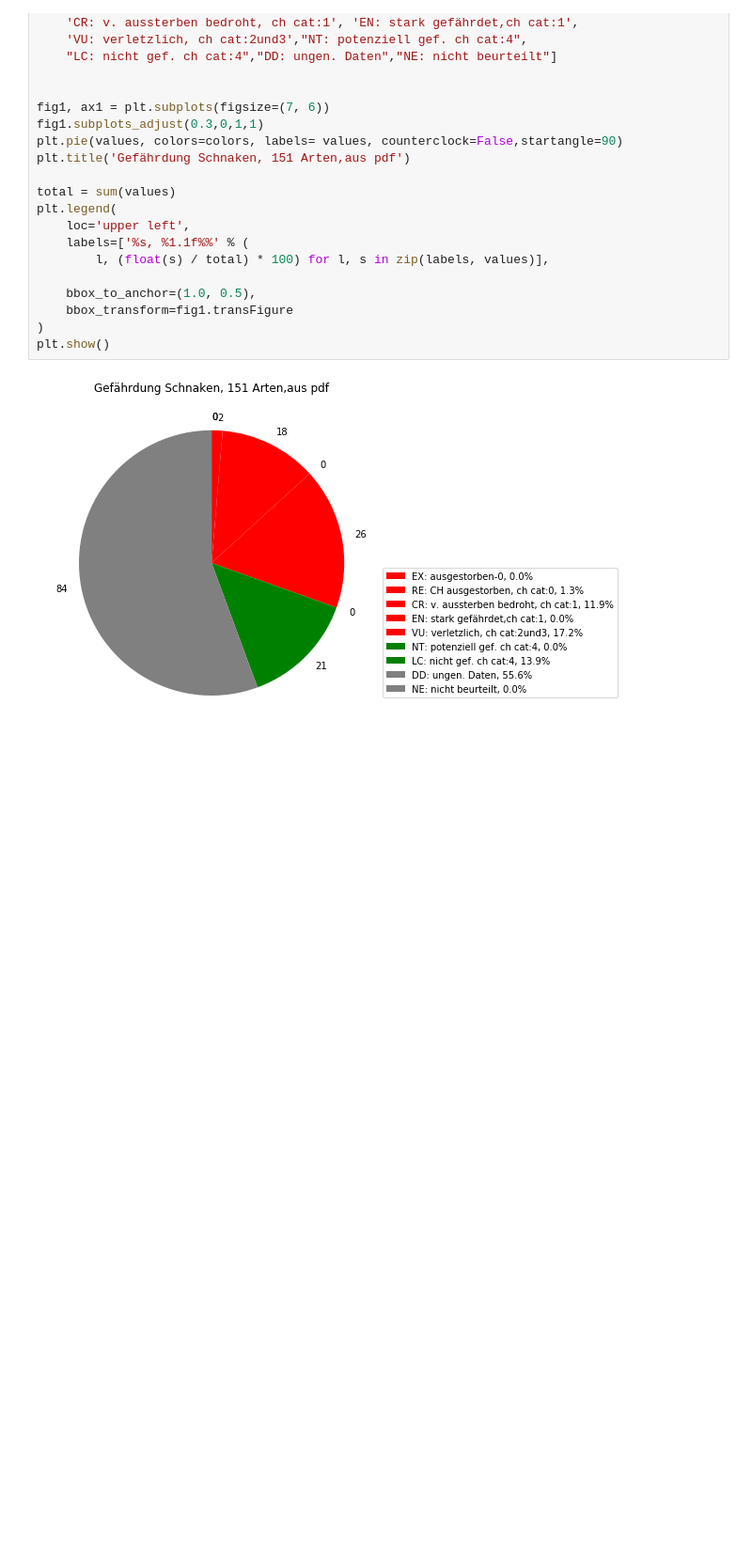
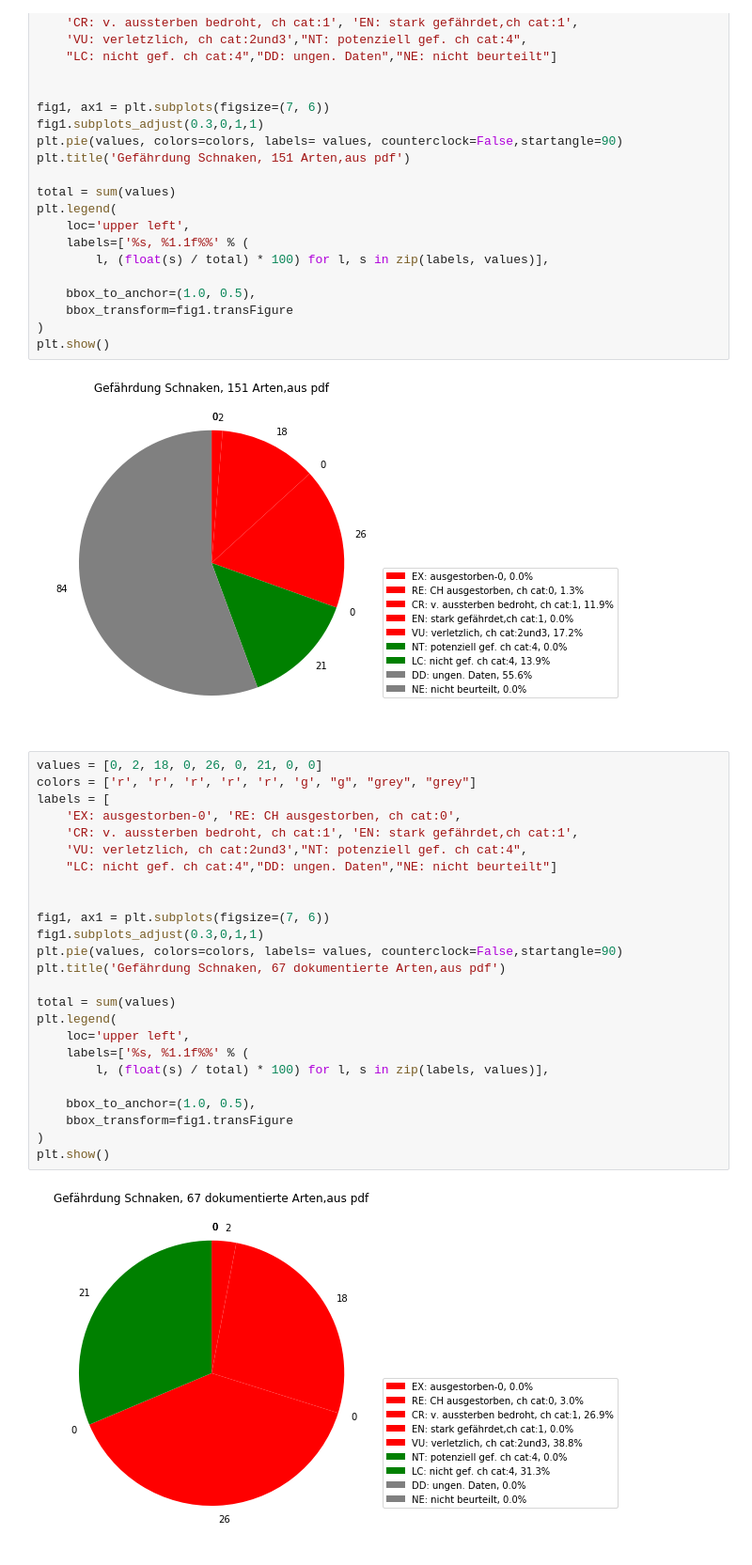
Before and after one commit to Priskawa/GITHUB_ME, a Jupyter notebook: Eigene Projekte/Diplomarbeit_Biodiversitaet/002_einlesen_tabulacsv_schnaken.ipynb, the cells around one changed output. Shown at 94% size. Saved outputs shown, nothing was run; the diff lists cells and outputs as text; blank space fills up the shorter version.

```diff
--- a/Eigene Projekte/Diplomarbeit_Biodiversitaet/002_einlesen_tabulacsv_schnaken.ipynb
+++ b/Eigene Projekte/Diplomarbeit_Biodiversitaet/002_einlesen_tabulacsv_schnaken.ipynb
@@ -70,3 +70,30 @@ plt.legend(
 plt.show()
 # %% [output]
 [figure]
+# %%
+values = [0, 2, 18, 0, 26, 0, 21, 0, 0]
+colors = ['r', 'r', 'r', 'r', 'r', 'g', "g", "grey", "grey"]
+labels = [
+    'EX: ausgestorben-0', 'RE: CH ausgestorben, ch cat:0',
+    'CR: v. aussterben bedroht, ch cat:1', 'EN: stark gefährdet,ch cat:1',
+    'VU: verletzlich, ch cat:2und3',"NT: potenziell gef. ch cat:4",
+    "LC: nicht gef. ch cat:4","DD: ungen. Daten","NE: nicht beurteilt"]
+
+
+fig1, ax1 = plt.subplots(figsize=(7, 6))
+fig1.subplots_adjust(0.3,0,1,1)
+plt.pie(values, colors=colors, labels= values, counterclock=False,startangle=90)
+plt.title('Gefährdung Schnaken, 67 dokumentierte Arten,aus pdf')
+
+total = sum(values)
+plt.legend(
+    loc='upper left',
+    labels=['%s, %1.1f%%' % (
+        l, (float(s) / total) * 100) for l, s in zip(labels, values)],
+
+    bbox_to_anchor=(1.0, 0.5),
+    bbox_transform=fig1.transFigure
+)
+plt.show()
+# %% [output]
+[figure, added]
```
Also changed, not shown: 13 other files.
